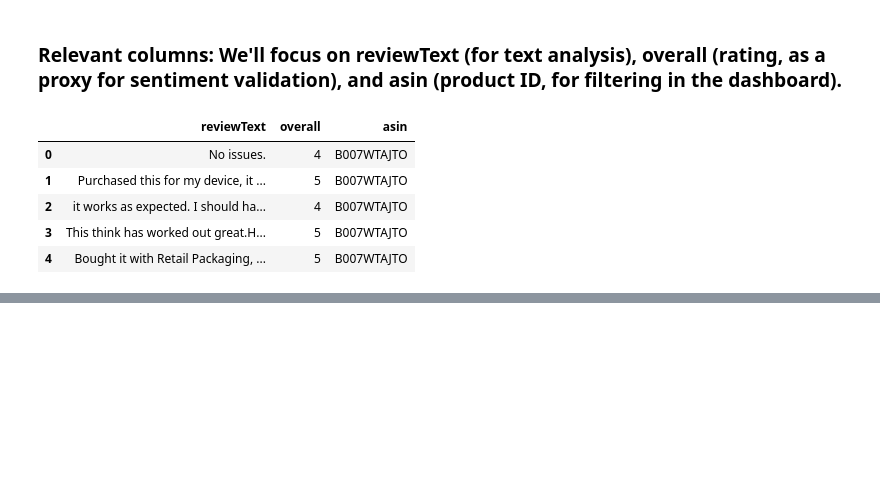
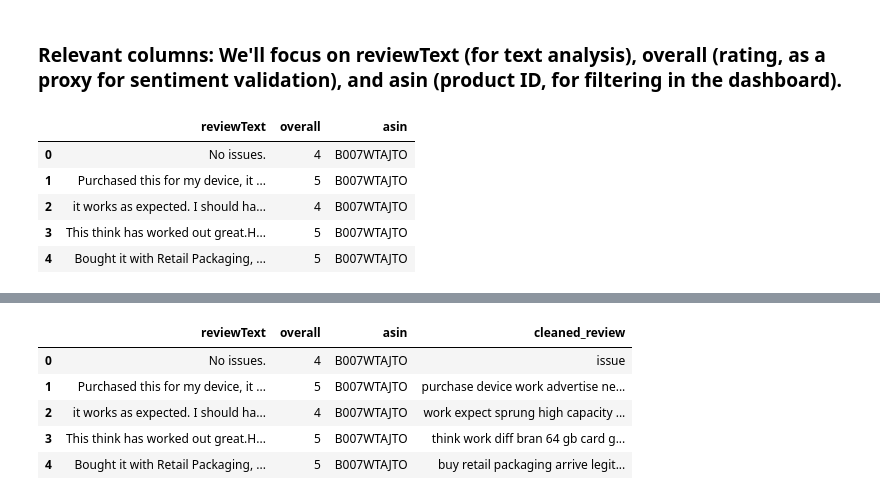
Before and after one commit to GurionRamapoguSajeevan/GenAI-customer-review-sentiment-engine, a Jupyter notebook: GenAI_sentiment_engine.ipynb, the cells around one changed output, grey strips where cells are left out. Cells and saved outputs as stored; diff of their text form; code cells hidden in the pictures; blank space fills up the shorter version.

Commit message:
Added text preprocessing

```diff
--- a/GenAI_sentiment_engine.ipynb
+++ b/GenAI_sentiment_engine.ipynb
@@ -94,0 +99,14 @@ df.head()
+# %%
+from nltk.corpus import stopwords
+from nltk.tokenize import word_tokenize
+stop_words = set(stopwords.words('english'))
+
+def preprocess_text(text):
+    if pd.isna(text):
+        return ''
+    text = text.lower()  # Lowercase
+    tokens = word_tokenize(text)  # Tokenize
+    tokens = [word for word in tokens if word.isalnum() and word not in stop_words]  # Remove stopwords and non-alphanumeric
+    doc = nlp(' '.join(tokens))  # Lemmatize with spaCy
+    lemmatized = [token.lemma_ for token in doc]
+    return ' '.join(lemmatized)
@@ -94,0 +123,10 @@ df.head()
+# %%
+df['cleaned_review'] = df['reviewText'].apply(preprocess_text)
+df.head()
+# %% [output]
+|  | reviewText | overall | asin | cleaned_review |
+| 0 | No issues. | 4 | B007WTAJTO | issue |
+| 1 | Purchased this for my device, it ... | 5 | B007WTAJTO | purchase device work advertise ne... |
+| 2 | it works as expected. I should ha... | 4 | B007WTAJTO | work expect sprung high capacity ... |
+| 3 | This think has worked out great.H... | 5 | B007WTAJTO | think work diff bran 64 gb card g... |
+| 4 | Bought it with Retail Packaging, ... | 5 | B007WTAJTO | buy retail packaging arrive legit... |
```
Also changed, not shown: parts of 7 cells of this notebook.
